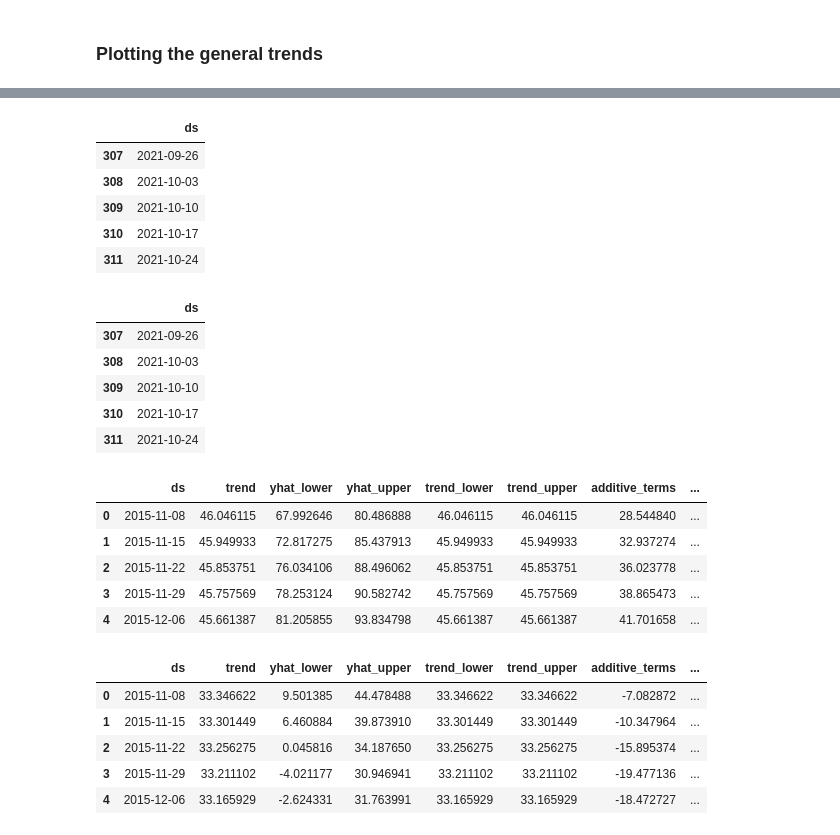
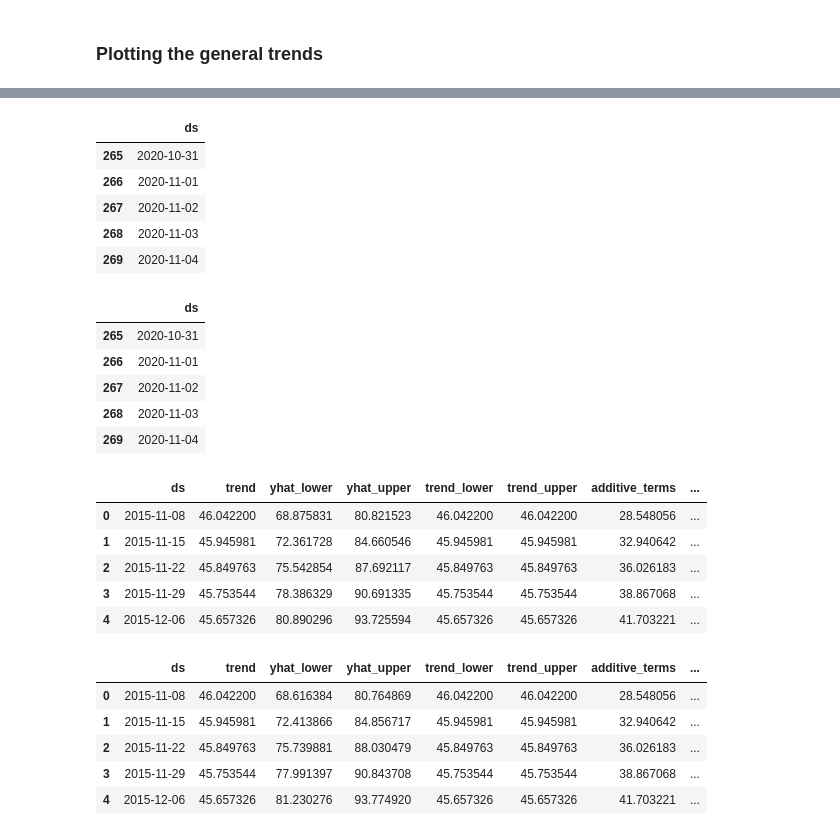
Before and after one commit to 00Smidge/AI-PT-WEST-AUGUST-080524, a Jupyter notebook: 08-Data-Predictions/3/Activities/02-Stu_Forecasting_Market_Opportunities/Unsolved/forecasting-market-opportunities.ipynb, the cells around one changed output, grey strips where cells are left out. Drawn from its saved outputs; the diff is of its cells as text; code cells hidden in the pictures.

```diff
--- a/08-Data-Predictions/3/Activities/02-Stu_Forecasting_Market_Opportunities/Unsolved/forecasting-market-opportunities.ipynb
+++ b/08-Data-Predictions/3/Activities/02-Stu_Forecasting_Market_Opportunities/Unsolved/forecasting-market-opportunities.ipynb
@@ -59,7 +60,9 @@ NameError: name 'ax' is not defined
 CA_df = df_alpaca[["canada", "week"]]
 
 # Rename the columns to the Prophet model syntax
-
+CA_df = CA_df.rename(columns={"canada": "y", "week": "ds"})
+CA_df.ds = pd.to_datetime(CA_df.ds)
 
 # Review the Canada DataFrame
+CA_df
 # %% [output]
@@ -82,4 +105,5 @@ NameError: name 'df_alpaca' is not defined
 # %%
 # Create a Prophet model for Canada
+canada_model = Prophet()
 # %%
 # Create a Prophet model for Uruguay
@@ -86,3 +111,4 @@ NameError: name 'df_alpaca' is not defined
 # %%
 # Fit the Canada Prophet model
+canada_model.fit(CA_df[["y", "ds"]])
 # %% [output]
@@ -99,48 +125,53 @@ INFO:fbprophet:Disabling daily seasonality. Run prophet with daily_seasonality=T
 # %%
 # Forecast one year of weekly future trends data for Canada
-
+future_canada = canada_model.make_future_dataframe(periods=10)
 
 # Display the last five rows of the future_canada DataFrame
+future_canada.tail()
 # %% [output]
 |  | ds |
-| 307 | 2021-09-26 |
-| 308 | 2021-10-03 |
-| 309 | 2021-10-10 |
-| 310 | 2021-10-17 |
-| 311 | 2021-10-24 |
+| 265 | 2020-10-31 |
+| 266 | 2020-11-01 |
+| 267 | 2020-11-02 |
+| 268 | 2020-11-03 |
+| 269 | 2020-11-04 |
 # %%
 # Forecast one year of weekly future trends data for Uruguay
-
+future_uruguay = uruguay_model.make_future_dataframe(periods=10)
 
 # Display the last five rows of the future_uruguay DataFrame
+future_uruguay.tail()
 # %% [output]
 |  | ds |
-| 307 | 2021-09-26 |
-| 308 | 2021-10-03 |
-| 309 | 2021-10-10 |
-| 310 | 2021-10-17 |
-| 311 | 2021-10-24 |
+| 265 | 2020-10-31 |
+| 266 | 2020-11-01 |
+| 267 | 2020-11-02 |
+| 268 | 2020-11-03 |
+| 269 | 2020-11-04 |
 # %%
 # Make predictions for Canada using the future_canada DataFrame
-
+forecast_canada = canada_model.predict(future_canada)
 
 # Display the first five rows of the forecast_canada DataFrame
+forecast_canada.head()
 # %% [output]
 |  | ds | trend | yhat_lower | yhat_upper | trend_lower | trend_upper | additive_terms | ... |
-| 0 | 2015-11-08 | 46.046115 | 67.992646 | 80.486888 | 46.046115 | 46.046115 | 28.544840 | ... |
-| 1 | 2015-11-15 | 45.949933 | 72.817275 | 85.437913 | 45.949933 | 45.949933 | 32.937274 | ... |
-| 2 | 2015-11-22 | 45.853751 | 76.034106 | 88.496062 | 45.853751 | 45.853751 | 36.023778 | ... |
-| 3 | 2015-11-29 | 45.757569 | 78.253124 | 90.582742 | 45.757569 | 45.757569 | 38.865473 | ... |
-| 4 | 2015-12-06 | 45.661387 | 81.205855 | 93.834798 | 45.661387 | 45.661387 | 41.701658 | ... |
+| 0 | 2015-11-08 | 46.042200 | 68.875831 | 80.821523 | 46.042200 | 46.042200 | 28.548056 | ... |
+| 1 | 2015-11-15 | 45.945981 | 72.361728 | 84.660546 | 45.945981 | 45.945981 | 32.940642 | ... |
+| 2 | 2015-11-22 | 45.849763 | 75.542854 | 87.692117 | 45.849763 | 45.849763 | 36.026183 | ... |
+| 3 | 2015-11-29 | 45.753544 | 78.386329 | 90.691335 | 45.753544 | 45.753544 | 38.867068 | ... |
+| 4 | 2015-12-06 | 45.657326 | 80.890296 | 93.725594 | 45.657326 | 45.657326 | 41.703221 | ... |
 # %%
 # Make predictions for Uruguay using the future_uruguay DataFrame
+forecast_uruguay = canada_model.predict(future_uruguay)
 
 
 # Display the first five rows of the forecast_uruguay DataFrame
+forecast_uruguay.head()
 # %% [output]
 |  | ds | trend | yhat_lower | yhat_upper | trend_lower | trend_upper | additive_terms | ... |
-| 0 | 2015-11-08 | 33.346622 | 9.501385 | 44.478488 | 33.346622 | 33.346622 | -7.082872 | ... |
-| 1 | 2015-11-15 | 33.301449 | 6.460884 | 39.873910 | 33.301449 | 33.301449 | -10.347964 | ... |
-| 2 | 2015-11-22 | 33.256275 | 0.045816 | 34.187650 | 33.256275 | 33.256275 | -15.895374 | ... |
-| 3 | 2015-11-29 | 33.211102 | -4.021177 | 30.946941 | 33.211102 | 33.211102 | -19.477136 | ... |
-| 4 | 2015-12-06 | 33.165929 | -2.624331 | 31.763991 | 33.165929 | 33.165929 | -18.472727 | ... |
+| 0 | 2015-11-08 | 46.042200 | 68.616384 | 80.764869 | 46.042200 | 46.042200 | 28.548056 | ... |
+| 1 | 2015-11-15 | 45.945981 | 72.413866 | 84.856717 | 45.945981 | 45.945981 | 32.940642 | ... |
+| 2 | 2015-11-22 | 45.849763 | 75.739881 | 88.030479 | 45.849763 | 45.849763 | 36.026183 | ... |
+| 3 | 2015-11-29 | 45.753544 | 77.991397 | 90.843708 | 45.753544 | 45.753544 | 38.867068 | ... |
+| 4 | 2015-12-06 | 45.657326 | 81.230276 | 93.774920 | 45.657326 | 45.657326 | 41.703221 | ... |
```
Also changed, not shown: parts of 10 cells of this notebook.
